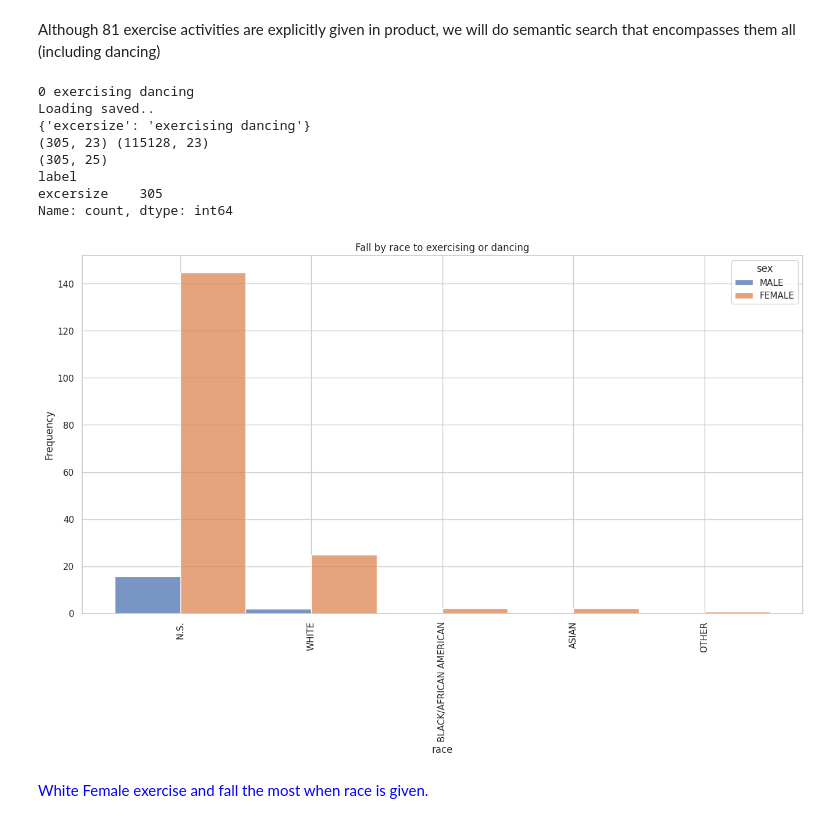
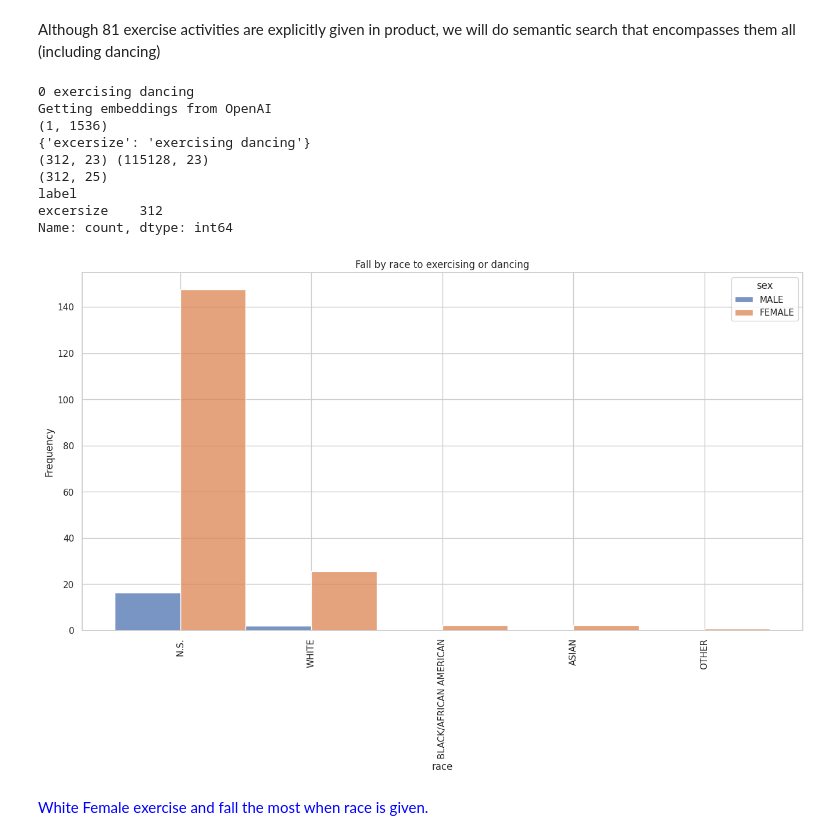
Before and after one commit to drivendataorg/unsupervised-wisdom, a Jupyter notebook: 3rd Place/notebooks/medical_narrative_final.ipynb, the cells around one changed output. Drawn from its saved outputs; the diff is of its cells as text; code cells hidden in the pictures.

Commit message:
do not use interim embeddings for queries

```diff
--- a/3rd Place/notebooks/medical_narrative_final.ipynb
+++ b/3rd Place/notebooks/medical_narrative_final.ipynb
@@ -1359,20 +1361,21 @@ num activities: 81
 Although 81 exercise activities are explicitly given in product, we will do semantic search that encompasses them all (including dancing)
 # %%
 query_ex = {'excersize': 'exercising dancing'}
-df_exer = get_query_results(query_ex, thres=0.42, file_name=DATA_DIR / 'interim/g_embeddings_exercise.pkl')
+df_exer = get_query_results(query_ex, thres=0.42, file_name='')
 h = sns.histplot(df_exer, x='race',  stat = 'frequency', hue='sex', multiple='dodge').set(
     title='Fall by race to exercising or dancing')
 h = plt.xticks(rotation=90)
 # %% [output]
 0 exercising dancing
-Loading saved..
+Getting embeddings from OpenAI
+(1, 1536)
 {'excersize': 'exercising dancing'}
-(305, 23) (115128, 23)
-(305, 25)
+(312, 23) (115128, 23)
+(312, 25)
 label
-excersize    305
+excersize    312
 Name: count, dtype: int64
-[figure, old version]
+[figure, new version]
 # %% [markdown]
 <span style='color:blue'> White Female exercise and fall the most when race is given.</span>
 # %% [markdown]
```
Also changed, not shown: parts of 20 cells of this notebook, 7 other files.
